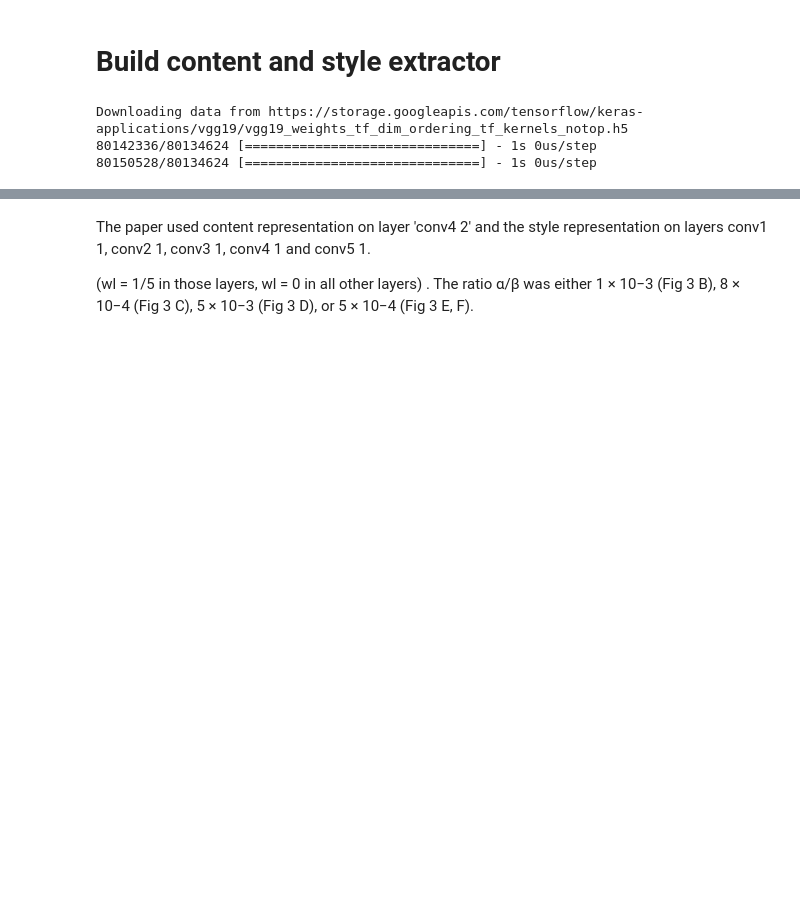
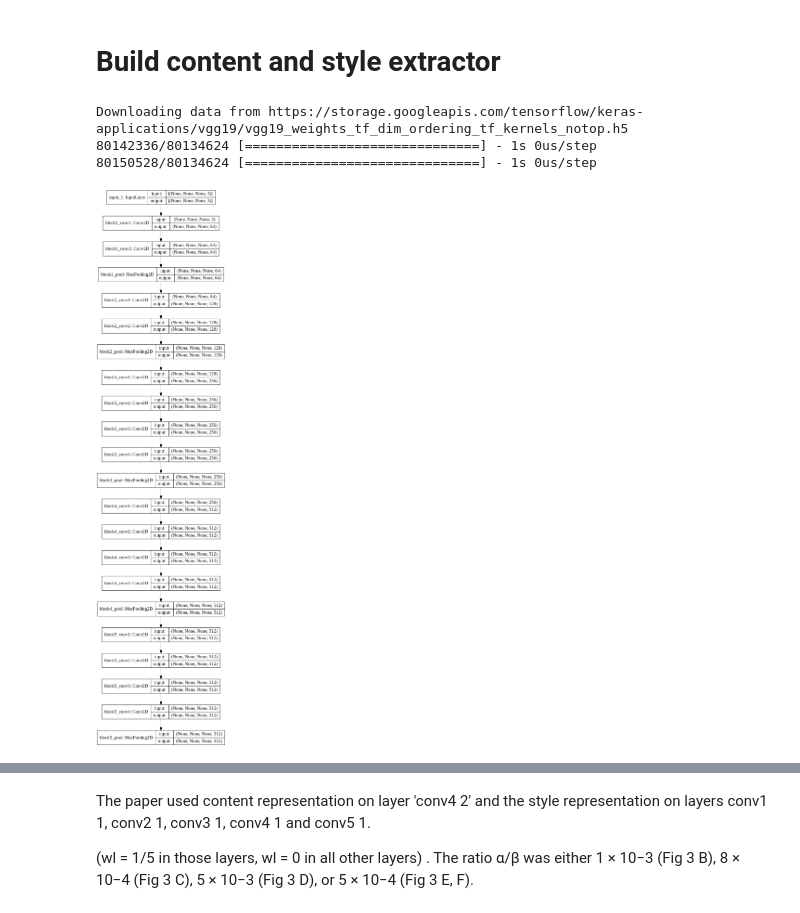
Before and after one commit to jhryulab/neural_style_transfer, a Jupyter notebook: style_transfer.ipynb, the cells around one changed output, grey strips where cells are left out. Drawn from its saved outputs; the diff is of its cells as text; code cells hidden in the pictures; blank space fills up the shorter version.

```diff
--- a/style_transfer.ipynb
+++ b/style_transfer.ipynb
@@ -81,6 +81,10 @@ vgg = tf.keras.applications.vgg19.VGG19(include_top=False)
 Downloading data from https://storage.googleapis.com/tensorflow/keras-applications/vgg19/vgg19_weights_tf_dim_ordering_tf_kernels_notop.h5
 80142336/80134624 [==============================] - 1s 0us/step
 80150528/80134624 [==============================] - 1s 0us/step
+# %%
+tf.keras.utils.plot_model(vgg, "model.png", show_shapes=True)
+# %% [output]
+[figure, added]
 # %%
 for layer in vgg.layers:
   print(layer.name)
```
Also changed, not shown: parts of 19 cells of this notebook.
